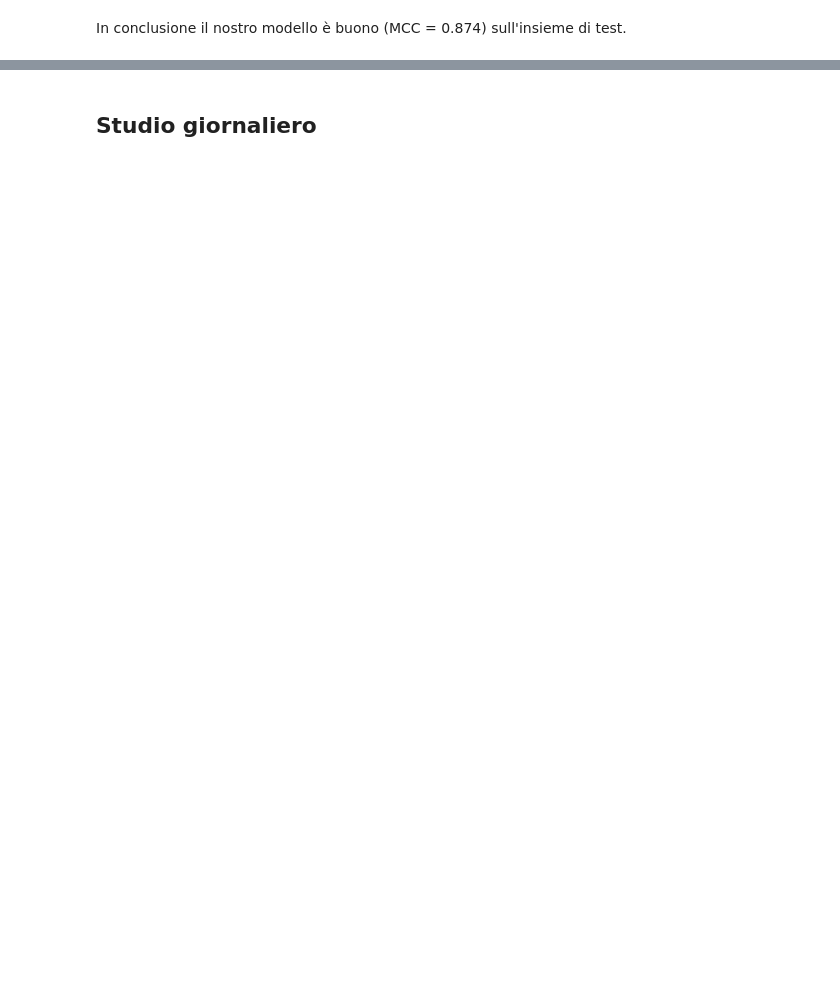
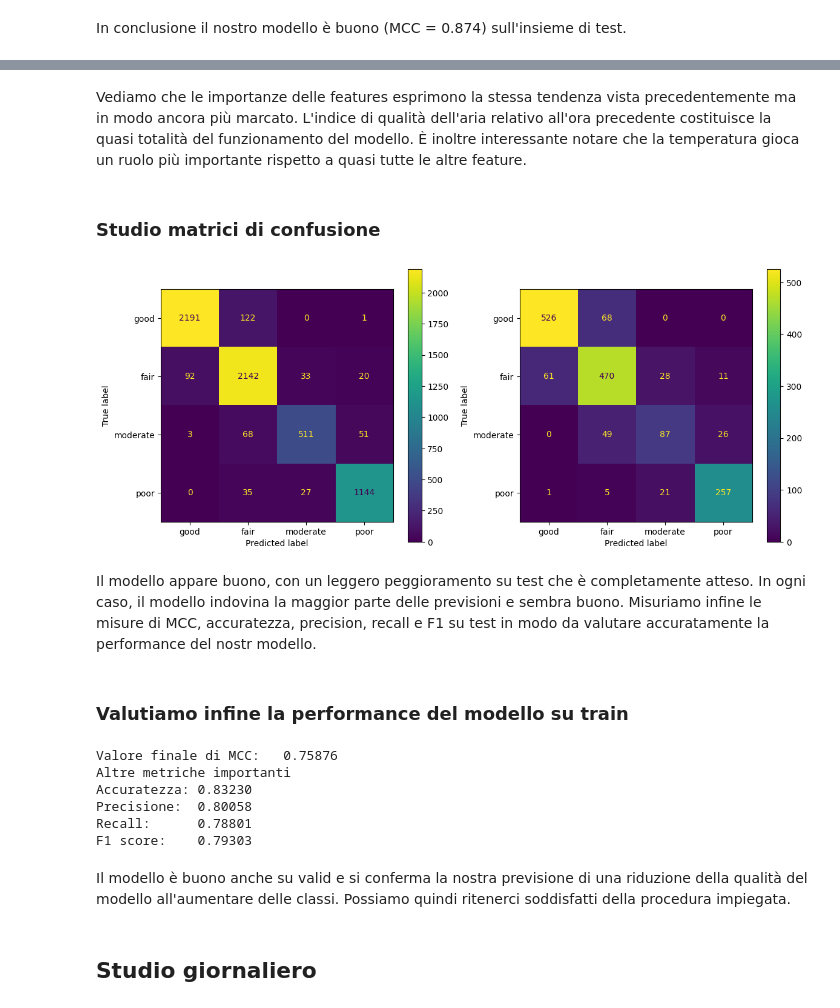
Before and after one commit to CarloDegasperi/DataScience, a Jupyter notebook: notebooks/classification/05_random_forest.ipynb, the cells around one changed output, grey strips where cells are left out. Cells and saved outputs as stored; diff of their text form; code cells hidden in the pictures; blank space fills up the shorter version.

```diff
--- a/notebooks/classification/05_random_forest.ipynb
+++ b/notebooks/classification/05_random_forest.ipynb
@@ -662,2 +380,49 @@ In conclusione, questo modello è piuttosto buono (mcc = 0.75) ma, poiché si co
+# %% [markdown]
+Vediamo che le importanze delle features esprimono la stessa tendenza vista precedentemente ma in modo ancora più marcato. L'indice di qualità dell'aria relativo all'ora precedente costituisce la quasi totalità del funzionamento del modello. È inoltre interessante notare che la temperatura gioca un ruolo più importante rispetto a quasi tutte le altre feature.
+# %% [markdown]
+### Studio matrici di confusione
+# %%
+fig, axes = plt.subplots(1, 2, figsize=(12, 5))
+
+class_order = ['good', 'fair', 'moderate', 'poor']
+
+y_pred_tr = rfc_4_best.predict(scaled_X_train)
+metrics.ConfusionMatrixDisplay.from_predictions(y_train, y_pred_tr, labels=class_order, display_labels=class_order, ax = axes[0])
+
+y_pred_te = rfc_4_best.predict(scaled_X_test)
+metrics.ConfusionMatrixDisplay.from_predictions(y_test, y_pred_te, labels=class_order, display_labels=class_order, ax = axes[1])
+
+plt.tight_layout()
+plt.show()
+# %% [output]
+[figure, added]
+# %% [markdown]
+Il modello appare buono, con un leggero peggioramento su test che è completamente atteso. In ogni caso, il modello indovina la maggior parte delle previsioni e sembra buono. Misuriamo infine le misure di MCC, accuratezza, precision, recall e F1 su test in modo da valutare accuratamente la performance del nostr modello.
+# %% [markdown]
+### Valutiamo infine la performance del modello su train
+# %%
+# calcolo dell'MCC finale (analogo ad E_out)
+MCC_score = metrics.matthews_corrcoef(y_test, y_pred_te)
+print(f'Valore finale di MCC:   {MCC_score:.5f}')
+
+accuracy_score = metrics.accuracy_score(y_test, y_pred_te)
+precision_score = metrics.precision_score(y_test, y_pred_te, average='macro')
+recall_score = metrics.recall_score(y_test, y_pred_te, average='macro')
+f1_score = metrics.f1_score(y_test, y_pred_te, average='macro')
+
+print('Altre metriche importanti')
+print(f'Accuratezza: {accuracy_score:.5f}')
+print(f'Precisione:  {precision_score:.5f}')
+print(f'Recall:      {recall_score:.5f}')
+print(f'F1 score:    {f1_score:.5f}')
+# %% [output]
+Valore finale di MCC:   0.75876
+Altre metriche importanti
+Accuratezza: 0.83230
+Precisione:  0.80058
+Recall:      0.78801
+F1 score:    0.79303
+# %% [markdown]
+Il modello è buono anche su valid e si conferma la nostra previsione di una riduzione della qualità del modello all'aumentare delle classi. Possiamo quindi ritenerci soddisfatti della procedura impiegata.
 # %% [markdown]
 ## Studio giornaliero
```
Also changed, not shown: parts of 107 cells of this notebook, 1 other file.
